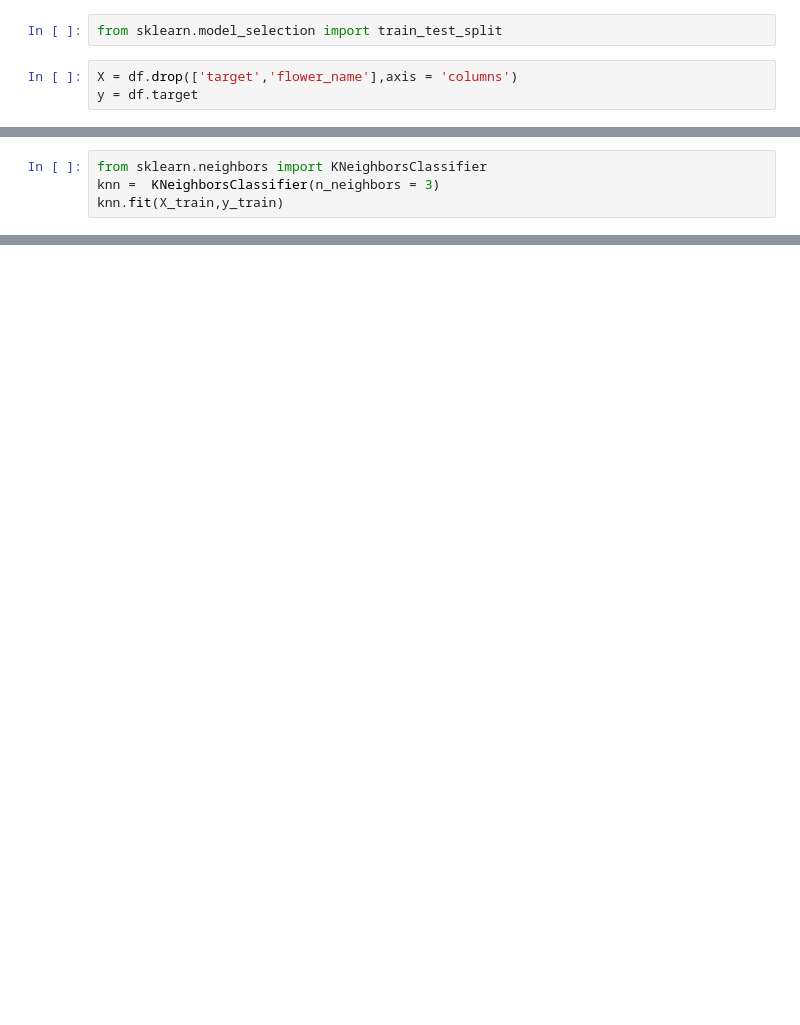
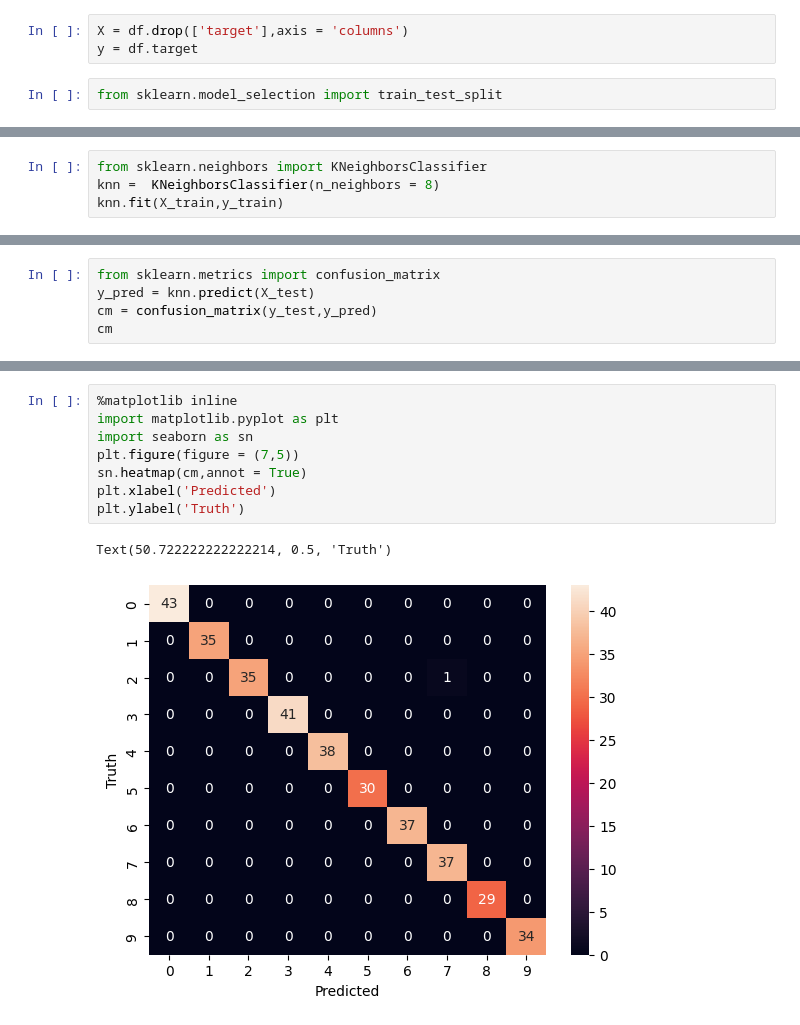
Before and after one commit to Caliber-Ruchi/ML-Basics, a Jupyter notebook: KNN/Untitled.ipynb, the cells around one changed output, grey strips where cells are left out. Cells and saved outputs as stored; diff of their text form; blank space fills up the shorter version.

```diff
--- a/KNN/Untitled.ipynb
+++ b/KNN/Untitled.ipynb
@@ -91,7 +35,7 @@ plt.scatter(df1['petal length (cm)'],df1['petal width (cm)'],color='blue',marker
+# %%
+X = df.drop(['target'],axis = 'columns')
+y = df.target
 # %%
 from sklearn.model_selection import train_test_split
-# %%
-X = df.drop(['target','flower_name'],axis = 'columns')
-y = df.target
 # %%
 X_train,X_test,y_train,y_test = train_test_split(X,y,test_size = 0.2,random_state = 1)
@@ -106,5 +49,5 @@ len(X_test)
 # %%
 from sklearn.neighbors import KNeighborsClassifier
-knn =  KNeighborsClassifier(n_neighbors = 3)
+knn =  KNeighborsClassifier(n_neighbors = 8)
 knn.fit(X_train,y_train)
 # %% [output]
@@ -111,0 +59,5 @@ KNeighborsClassifier(n_neighbors=3)
+# %%
+from sklearn.metrics import confusion_matrix
+y_pred = knn.predict(X_test)
+cm = confusion_matrix(y_test,y_pred)
+cm
@@ -111,0 +75,11 @@ KNeighborsClassifier(n_neighbors=3)
+# %%
+%matplotlib inline
+import matplotlib.pyplot as plt
+import seaborn as sn
+plt.figure(figure = (7,5))
+sn.heatmap(cm,annot = True)
+plt.xlabel('Predicted')
+plt.ylabel('Truth')
+# %% [output]
+Text(50.722222222222214, 0.5, 'Truth')
+[figure, added]
```
Also changed, not shown: parts of 20 cells of this notebook, 2 other files.
